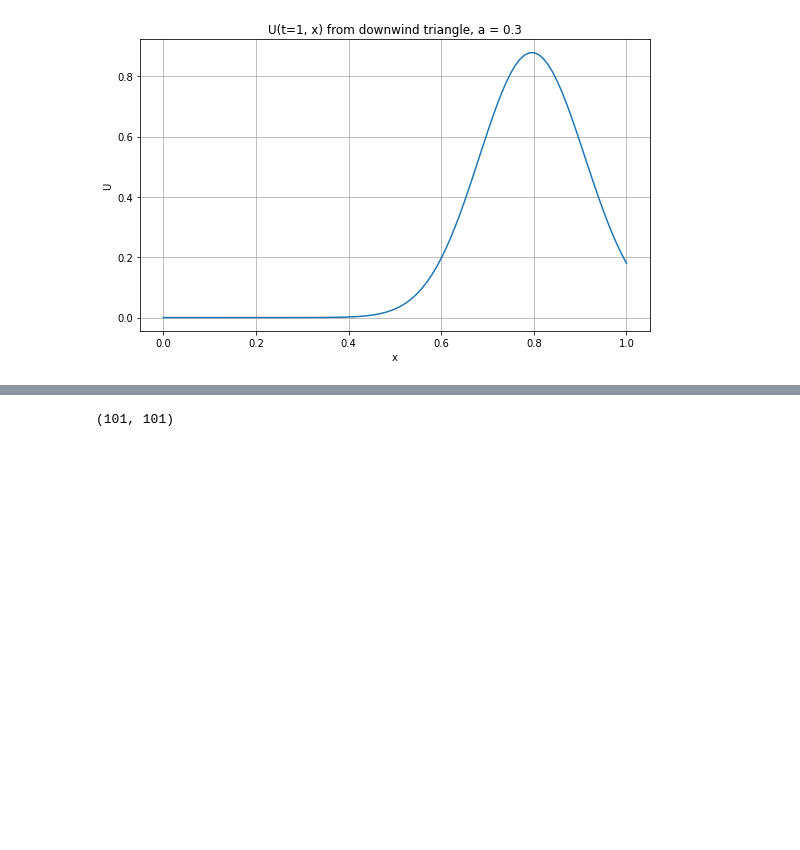
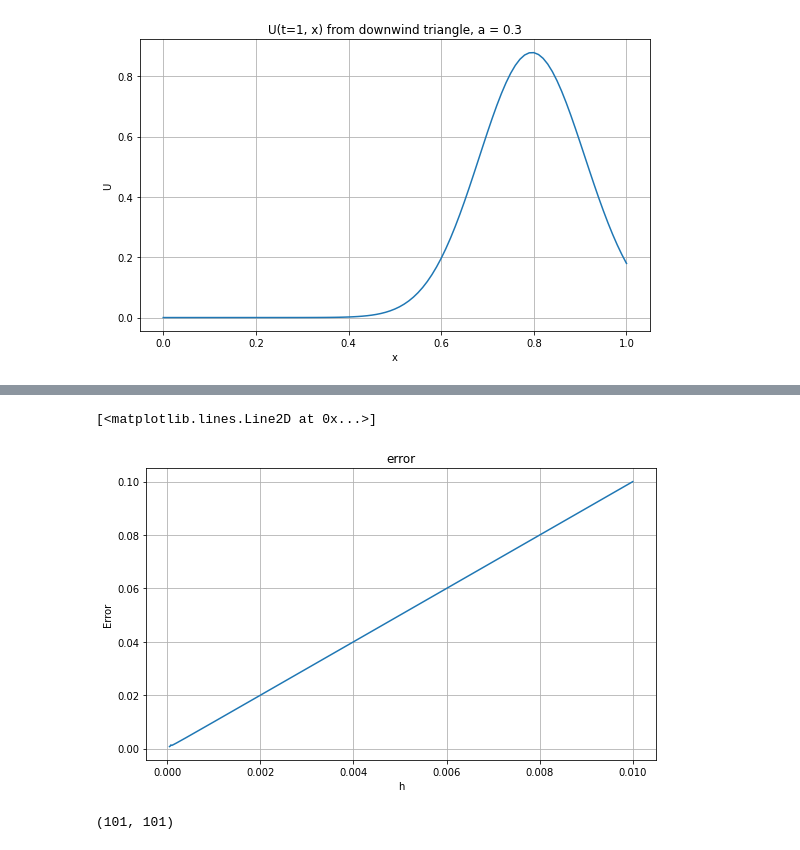
Before and after one commit to ivan-shargin/Math_labs, a Jupyter notebook: equation.ipynb, the cells around one changed output, grey strips where cells are left out. Saved outputs shown, nothing was run; the diff lists cells and outputs as text; code cells hidden in the pictures; blank space fills up the shorter version.

```diff
--- a/equation.ipynb
+++ b/equation.ipynb
@@ -94,3 +94,33 @@ Text(0.5, 0, 'U')
+# %%
+M_band = np.array([100, 500, 1000, 2500, 5000, 7500, 10000, 12500, 15000, 17500, 20000])
+# %%
+K = 100
+save_period = 10
+a = 1e-4
+arr_Error = []
+for M in M_band:
+    x_band = np.linspace(0, 1, M+1)
+    output = triangle_downwind(a, rectangle_window, M, K, save_period)
+    x_band = np.linspace(0, 1, M + 1)
+    t_band = np.linspace(0, 1, K // save_period + 1)
+    precise_solution = np.array([rectangle_window(x_band - a * t) for t in t_band])
+    shape = (M + 1) * (K // save_period + 1)
+    output = np.reshape(output, shape)
+    precise_solution = np.reshape(precise_solution, shape)
+    error = np.linalg.norm(output - precise_solution, ord=1)/ M
+    arr_Error.append(error)
+# %%
+plt.figure(figsize=[8, 5])
+plt.title('error')
+plt.xlabel('h')
+plt.ylabel('Error')
+plt.tight_layout()
+plt.grid()
+h_band = 1. / M_band
+plt.plot(h_band, arr_Error)
+# %% [output]
+[<matplotlib.lines.Line2D at 0x...>]
+[figure, added]
 # %%
 M = 100
 K = 10000
```
Also changed, not shown: parts of 8 cells of this notebook.
